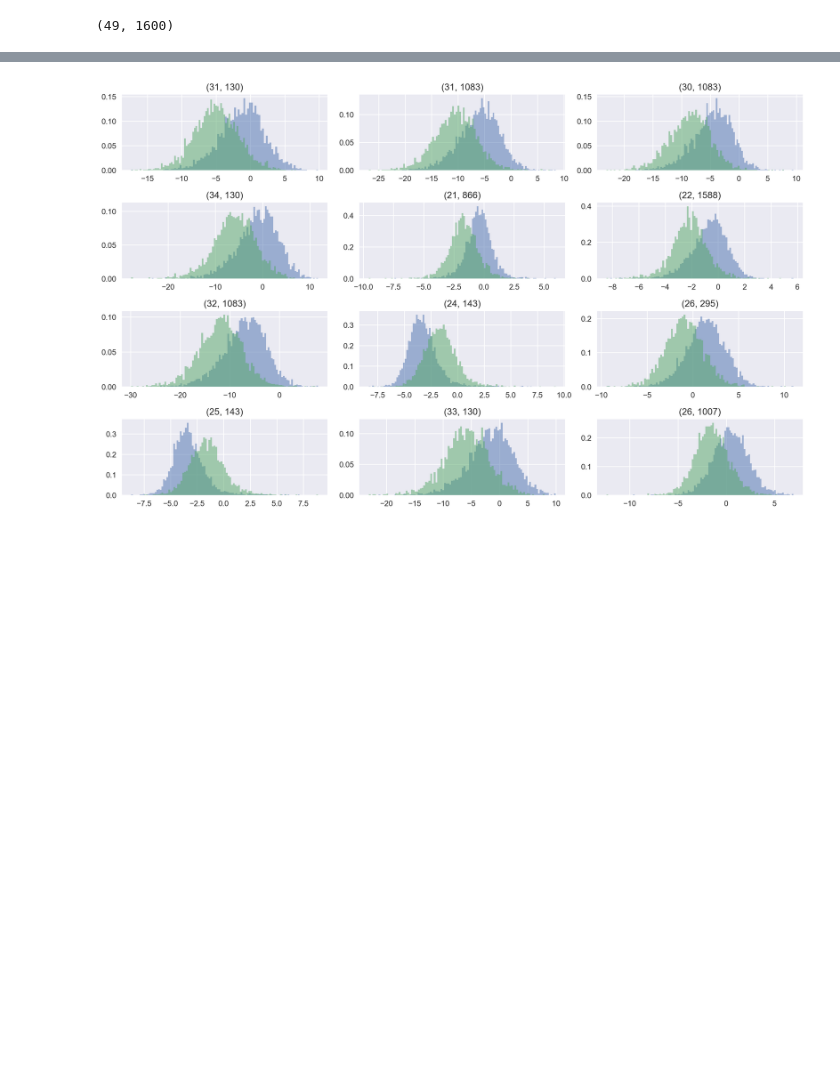
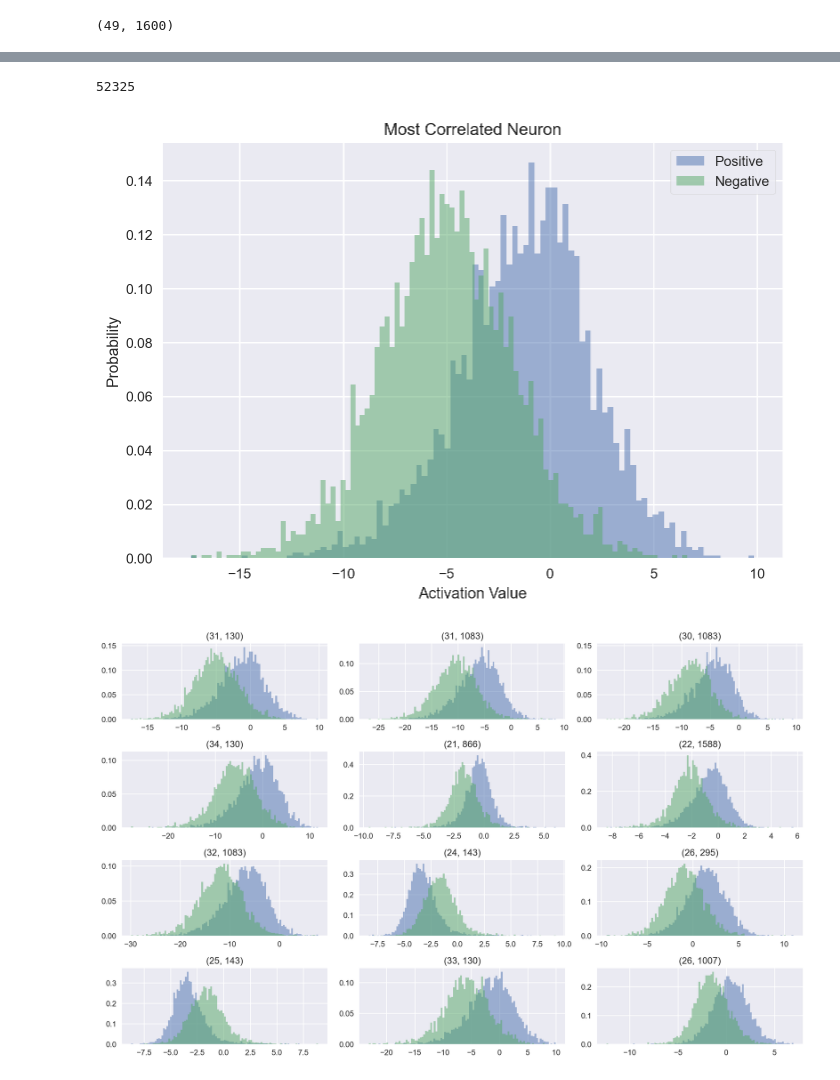
Before and after one commit to BYU-PCCL/partisanbrain, a Jupyter notebook: partisanbrain/emotions/emotions.ipynb, the cells around one changed output, grey strips where cells are left out. Cells and saved outputs as stored; diff of their text form; code cells hidden in the pictures; blank space fills up the shorter version.

```diff
--- a/partisanbrain/emotions/emotions.ipynb
+++ b/partisanbrain/emotions/emotions.ipynb
@@ -134,6 +142,38 @@ with open('middle/neurons_per_layer.json', 'w') as file:
 
 with open('middle/rand_neurons_per_layer.json', 'w') as file:
     json.dump(rand_neurons_per_layer, file)
+# %%
+np.abs(corray).argsort()[::-1][-900]
+# %% [output]
+52325
+# %%
+# plt.figure(figsize=(12,4))
+# plt.subplot(121)
+
+plt.hist(pos_samples[49730], bins=100, alpha=0.5, density=True, label="Positive")
+plt.hist(neg_samples[49730], bins=100, alpha=0.5, density=True, label="Negative")
+plt.legend(frameon=True)
+
+plt.title("Most Correlated Neuron")
+plt.xlabel('Activation Value')
+plt.ylabel('Probability')
+
+# plt.subplot(122)
+
+# plt.hist(pos_samples[52325], bins=100, alpha=0.5, density=True, label="Positive")
+# plt.hist(neg_samples[52325], bins=100, alpha=0.5, density=True, label="Negative")
+# plt.legend(frameon=True)
+
+# plt.title("Non-Correlated Neuron")
+# plt.xlabel('Activation Value')
+# plt.ylabel('Probability')
+
+# plt.tight_layout()
+# plt.savefig('neurons.jpg', dpi=200)
+
+plt.show()
+# %% [output]
+[figure, added]
 # %%
 plt.figure(figsize=(13,8))
 for i, corr_index in enumerate(np.abs(corray).argsort()[::-1][:12], 1):
```
Also changed, not shown: parts of 2 cells of this notebook, 4 other files.
